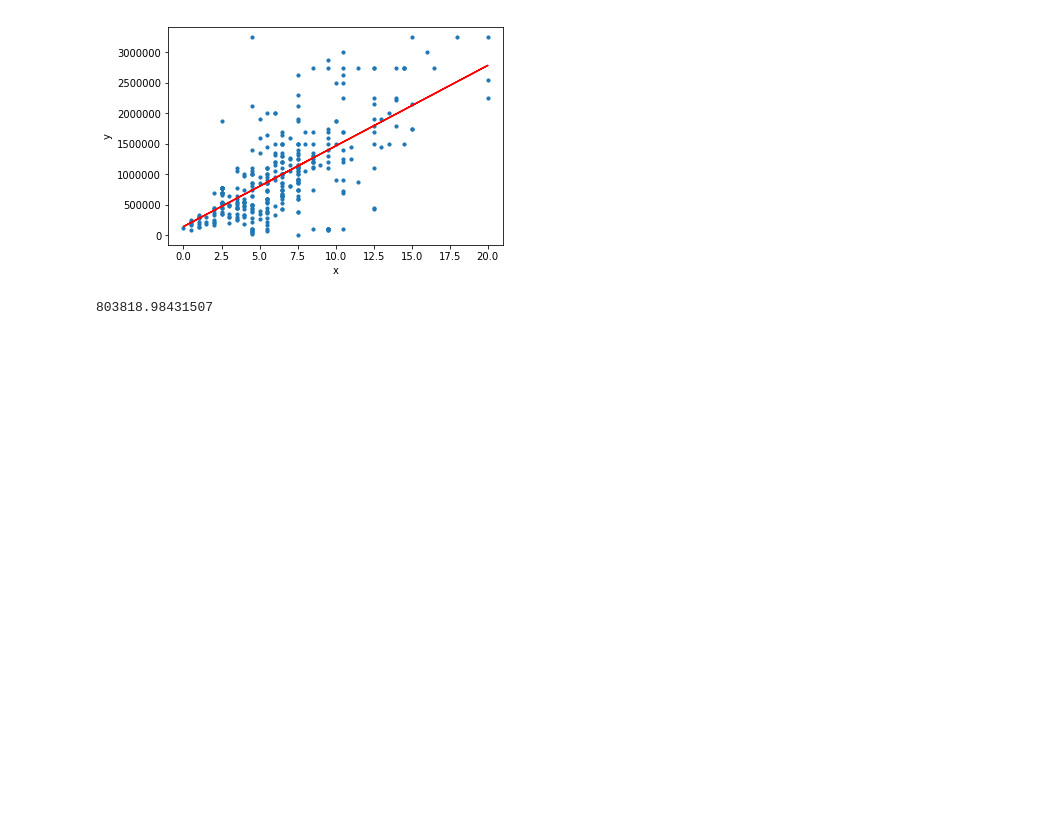
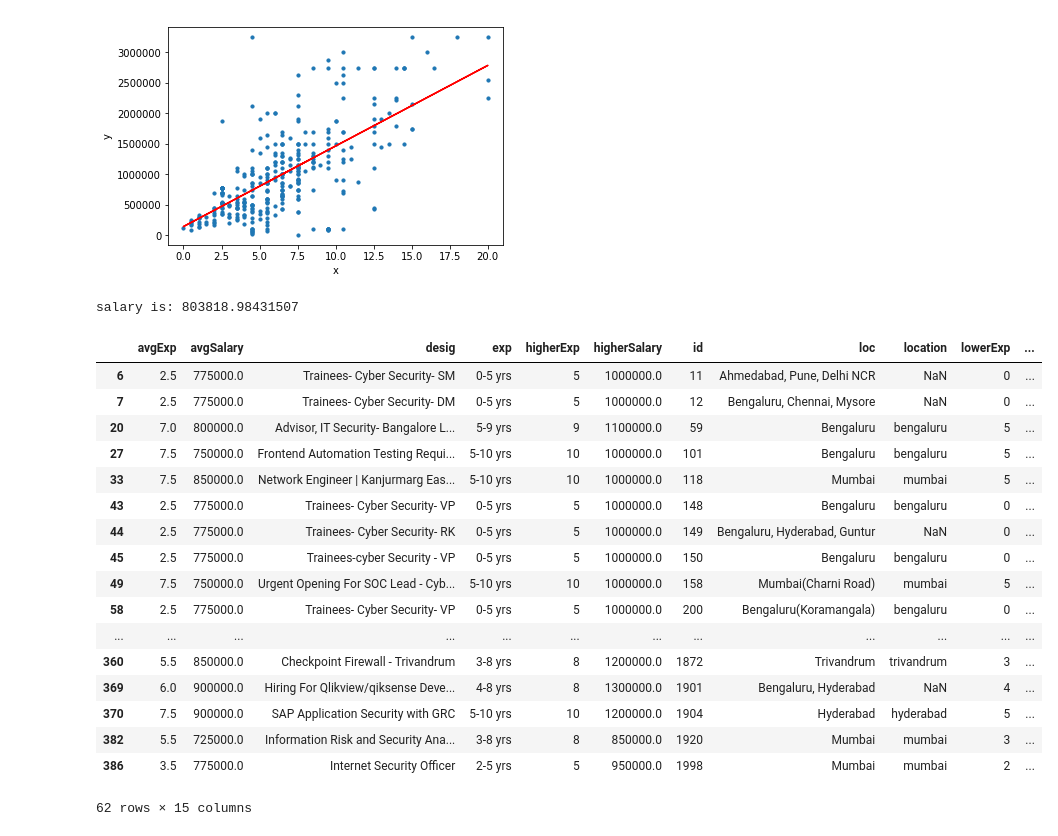
Before and after one commit to jasonpereira96/Cyber-Project, a Jupyter notebook: linear regression.ipynb, the cells around one changed output. Saved outputs shown, nothing was run; the diff lists cells and outputs as text; code cells hidden in the pictures; blank space fills up the shorter version.

Commit message:
changing dataset and stuff

```diff
--- a/linear regression.ipynb
+++ b/linear regression.ipynb
@@ -56,6 +64,31 @@ y = np.transpose(y)
 # %%
 exp = 5
+salary = 132225.89775282 * exp + 142689.49555097
 
-132225.89775282 * exp + 142689.49555097
+print ('salary is: ' + str(salary))
 # %% [output]
-803818.98431507
+salary is: 803818.98431507
+# %%
+df = pd.read_json('final_dataset.json')
+margin = 100000
+
+df.query('avgSalary < ' + str(salary + margin) + ' & avgSalary > ' +str(salary - margin))
+# %% [output]
+|  | avgExp | avgSalary | desig | exp | higherExp | higherSalary | id | loc | location | lowerExp | ... |
+| 6 | 2.5 | 775000.0 | Trainees- Cyber Security- SM | 0-5 yrs | 5 | 1000000.0 | 11 | Ahmedabad, Pune, Delhi NCR | NaN | 0 | ... |
+| 7 | 2.5 | 775000.0 | Trainees- Cyber Security- DM | 0-5 yrs | 5 | 1000000.0 | 12 | Bengaluru, Chennai, Mysore | NaN | 0 | ... |
+| 20 | 7.0 | 800000.0 | Advisor, IT Security- Bangalore L... | 5-9 yrs | 9 | 1100000.0 | 59 | Bengaluru | bengaluru | 5 | ... |
+| 27 | 7.5 | 750000.0 | Frontend Automation Testing Requi... | 5-10 yrs | 10 | 1000000.0 | 101 | Bengaluru | bengaluru | 5 | ... |
+| 33 | 7.5 | 850000.0 | Network Engineer | Kanjurmarg Eas... | 5-10 yrs | 10 | 1000000.0 | 118 | Mumbai | mumbai | 5 | ... |
+| 43 | 2.5 | 775000.0 | Trainees- Cyber Security- VP | 0-5 yrs | 5 | 1000000.0 | 148 | Bengaluru | bengaluru | 0 | ... |
+| 44 | 2.5 | 775000.0 | Trainees- Cyber Security- RK | 0-5 yrs | 5 | 1000000.0 | 149 | Bengaluru, Hyderabad, Guntur | NaN | 0 | ... |
+| 45 | 2.5 | 775000.0 | Trainees-cyber Security - VP | 0-5 yrs | 5 | 1000000.0 | 150 | Bengaluru | bengaluru | 0 | ... |
+| 49 | 7.5 | 750000.0 | Urgent Opening For SOC Lead - Cyb... | 5-10 yrs | 10 | 1000000.0 | 158 | Mumbai(Charni Road) | mumbai | 5 | ... |
+| 58 | 2.5 | 775000.0 | Trainees- Cyber Security- VP | 0-5 yrs | 5 | 1000000.0 | 200 | Bengaluru(Koramangala) | bengaluru | 0 | ... |
+| ... | ... | ... | ... | ... | ... | ... | ... | ... | ... | ... | ... |
+| 360 | 5.5 | 850000.0 | Checkpoint Firewall - Trivandrum | 3-8 yrs | 8 | 1200000.0 | 1872 | Trivandrum | trivandrum | 3 | ... |
+| 369 | 6.0 | 900000.0 | Hiring For Qlikview/qiksense Deve... | 4-8 yrs | 8 | 1300000.0 | 1901 | Bengaluru, Hyderabad | NaN | 4 | ... |
+| 370 | 7.5 | 900000.0 | SAP Application Security with GRC | 5-10 yrs | 10 | 1200000.0 | 1904 | Hyderabad | hyderabad | 5 | ... |
+| 382 | 5.5 | 725000.0 | Information Risk and Security Ana... | 3-8 yrs | 8 | 850000.0 | 1920 | Mumbai | mumbai | 3 | ... |
+| 386 | 3.5 | 775000.0 | Internet Security Officer | 2-5 yrs | 5 | 950000.0 | 1998 | Mumbai | mumbai | 2 | ... |
+62 rows × 15 columns
```
Also changed, not shown: parts of 8 cells of this notebook, 1 other file.
